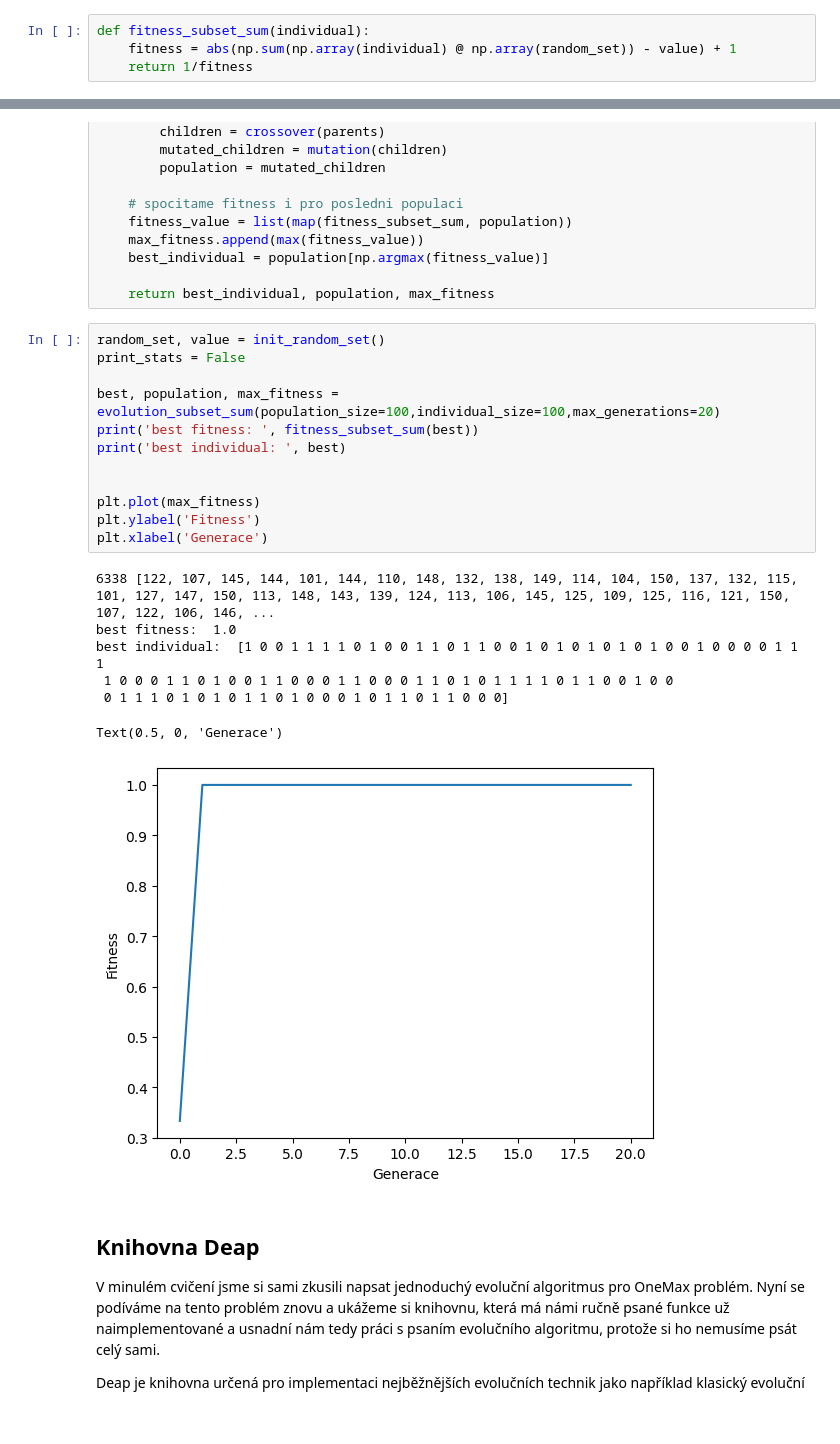
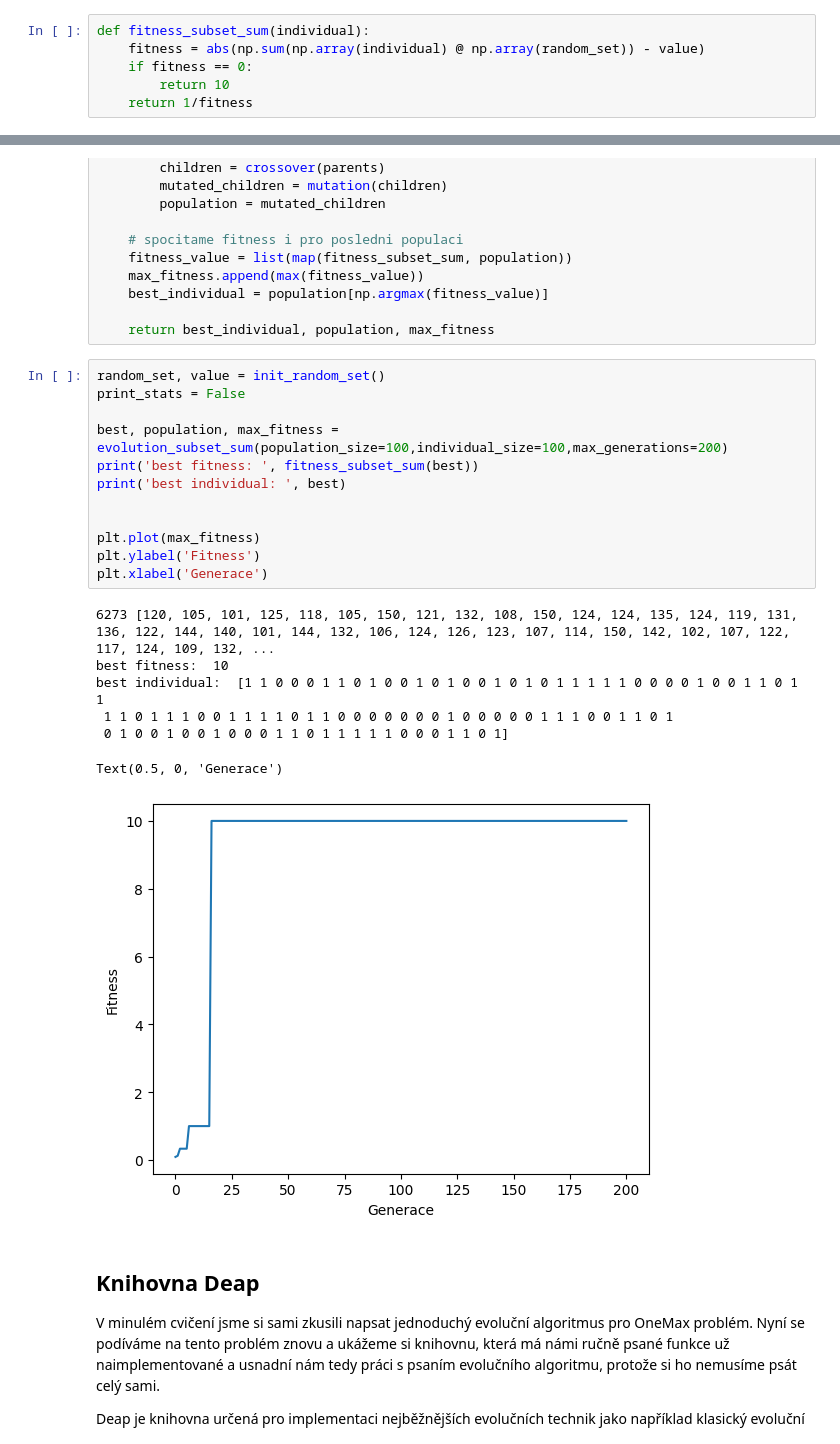
Before and after one commit to PatrikBacko/Prirodou-inspirovane-algoritmy, a Jupyter notebook: 03_evolucni_algoritmy/evolutionary_algorithms.ipynb, the cells around one changed output, grey strips where cells are left out. Cells and saved outputs as stored; diff of their text form.

```diff
--- a/03_evolucni_algoritmy/evolutionary_algorithms.ipynb
+++ b/03_evolucni_algoritmy/evolutionary_algorithms.ipynb
@@ -182,7 +185,9 @@ def init_random_set():
     return (random_set, value)
 # %%
 def fitness_subset_sum(individual):
-    fitness = abs(np.sum(np.array(individual) @ np.array(random_set)) - value) + 1
+    fitness = abs(np.sum(np.array(individual) @ np.array(random_set)) - value)
+    if fitness == 0:
+        return 10
     return 1/fitness
 # %%
 def evolution_subset_sum(population_size, individual_size, max_generations):
@@ -206,23 +211,23 @@ def evolution_subset_sum(population_size, individual_size, max_generations):
 # %%
 random_set, value = init_random_set()
 print_stats = False
 
-best, population, max_fitness = evolution_subset_sum(population_size=100,individual_size=100,max_generations=20)
+best, population, max_fitness = evolution_subset_sum(population_size=100,individual_size=100,max_generations=200)
 print('best fitness: ', fitness_subset_sum(best))
 print('best individual: ', best)
 
 
 plt.plot(max_fitness)
 plt.ylabel('Fitness')
 plt.xlabel('Generace')
 # %% [output]
-6338 [122, 107, 145, 144, 101, 144, 110, 148, 132, 138, 149, 114, 104, 150, 137, 132, 115, 101, 127, 147, 150, 113, 148, 143, 139, 124, 113, 106, 145, 125, 109, 125, 116, 121, 150, 107, 122, 106, 146, ...
-best fitness:  1.0
-best individual:  [1 0 0 1 1 1 1 0 1 0 0 1 1 0 1 1 0 0 1 0 1 0 1 0 1 0 1 0 0 1 0 0 0 0 1 1 1
- 1 0 0 0 1 1 0 1 0 0 1 1 0 0 0 1 1 0 0 0 1 1 0 1 0 1 1 1 1 0 1 1 0 0 1 0 0
- 0 1 1 1 0 1 0 1 0 1 1 0 1 0 0 0 1 0 1 1 0 1 1 0 0 0]
+6273 [120, 105, 101, 125, 118, 105, 150, 121, 132, 108, 150, 124, 124, 135, 124, 119, 131, 136, 122, 144, 140, 101, 144, 132, 106, 124, 126, 123, 107, 114, 150, 142, 102, 107, 122, 117, 124, 109, 132, ...
+best fitness:  10
+best individual:  [1 1 0 0 0 1 1 0 1 0 0 1 0 1 0 0 1 0 1 0 1 1 1 1 1 0 0 0 0 1 0 0 1 1 0 1 1
+ 1 1 0 1 1 1 0 0 1 1 1 1 0 1 1 0 0 0 0 0 0 0 1 0 0 0 0 0 1 1 1 0 0 1 1 0 1
+ 0 1 0 0 1 0 0 1 0 0 0 1 1 0 1 1 1 1 1 0 0 0 1 1 0 1]
 Text(0.5, 0, 'Generace')
-[figure, old version]
+[figure, new version]
 # %% [markdown]
 ## Knihovna Deap
 
```
Also changed, not shown: parts of 2 cells of this notebook.
